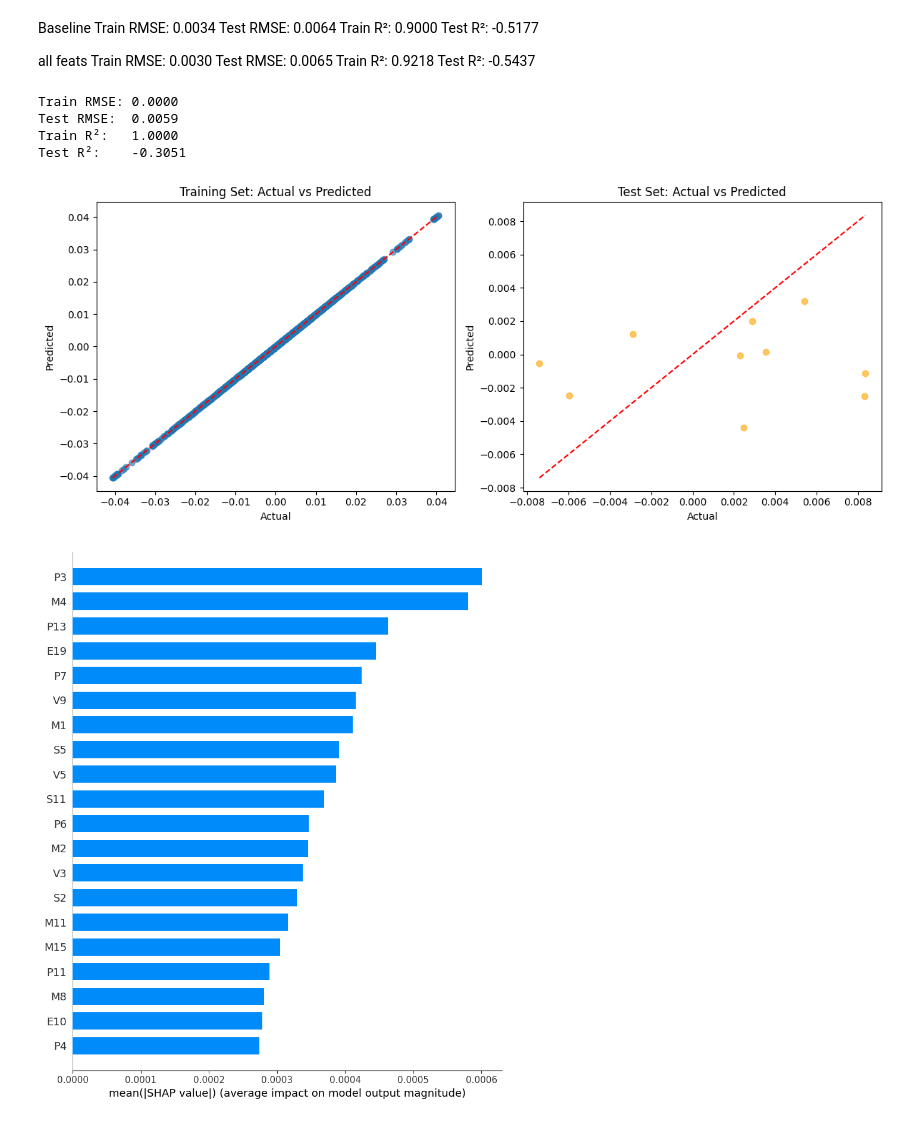
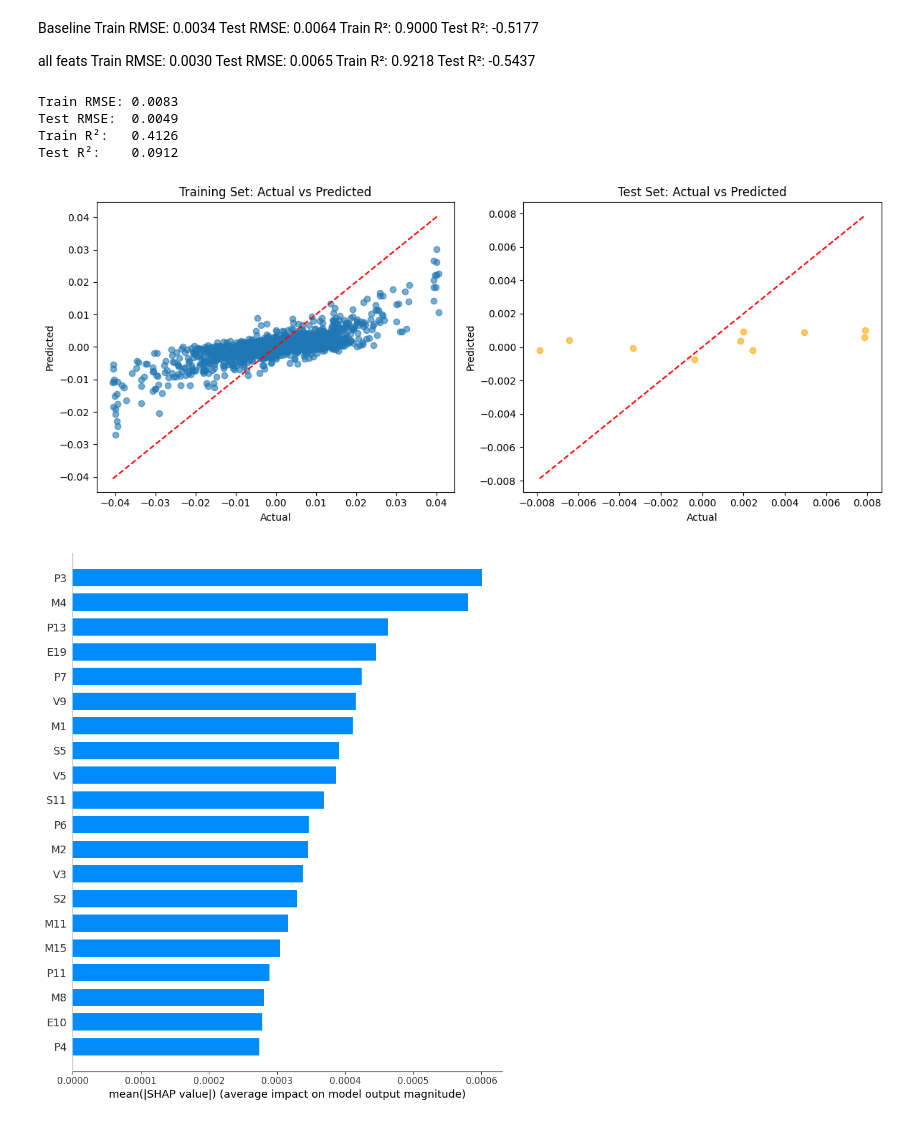
Before and after one commit to abishpius/Hull_Tactical_Market_Prediction, a Jupyter notebook: Hull_Tactical.ipynb, the cells around one changed output. Cells and saved outputs as stored; diff of their text form; code cells hidden in the pictures.

```diff
--- a/Hull_Tactical.ipynb
+++ b/Hull_Tactical.ipynb
@@ -1375,10 +1385,13 @@ df.shape
 # %%
 # model = HistGradientBoostingRegressor()
 model = HistGradientBoostingRegressor(
-    **{'loss': 'squared_error', 'learning_rate': 0.1448510689927439,
+    # **{'loss': 'squared_error', 'learning_rate': 0.1448510689927439,
+    #  'random_state': 30,
+    #  'max_iter': 1138, 'max_leaf_nodes': 232, 'max_depth': 9, 'min_samples_leaf': 24,
+    #  'l2_regularization': 0.009104904640684683, 'max_bins': 236}
+    **{'loss': 'squared_error', 'learning_rate': 0.00737795745506236, 'max_iter': 601, 'max_leaf_nodes': 114,
      'random_state': 30,
-     'max_iter': 1138, 'max_leaf_nodes': 232, 'max_depth': 9, 'min_samples_leaf': 24,
-     'l2_regularization': 0.009104904640684683, 'max_bins': 236}
+     'max_depth': 4, 'min_samples_leaf': 10, 'l2_regularization': 1.7931711881472216e-05, 'max_bins': 32}
   #   **{'learning_rate': 0.21924616257442375,
   #      'random_state': 30,
   # 'max_iter': 921,
@@ -1482,8 +1495,8 @@ Train R²:   0.9218
 Test R²:    -0.5437
 # %%
 # Predictions
-y_train_pred = pipe.predict(X_train)#model.predict(X_train)# pipe.predict(X_train)#
-y_test_pred = pipe.predict(X_test)# #pipe.predict(X_test)#model.predict(X_test)
+y_train_pred = model.predict(X_train)#model.predict(X_train)# pipe.predict(X_train)#
+y_test_pred = model.predict(X_test)# #pipe.predict(X_test)#model.predict(X_test)
 
 # Evaluation metrics
 train_rmse = np.sqrt(mean_squared_error(y_train, y_train_pred))
@@ -1491,38 +1504,38 @@ test_rmse = np.sqrt(mean_squared_error(y_test, y_test_pred))
 train_r2 = r2_score(y_train, y_train_pred)
 test_r2 = r2_score(y_test, y_test_pred)
 
 print(f"Train RMSE: {train_rmse:.4f}")
 print(f"Test RMSE:  {test_rmse:.4f}")
 print(f"Train R²:   {train_r2:.4f}")
 print(f"Test R²:    {test_r2:.4f}")
 
 # Plot predictions vs actual
 plt.figure(figsize=(12, 5))
 
 # Training performance
 plt.subplot(1, 2, 1)
 plt.scatter(y_train, y_train_pred, alpha=0.6)
 plt.title("Training Set: Actual vs Predicted")
 plt.xlabel("Actual")
 plt.ylabel("Predicted")
 plt.plot([y_train.min(), y_train.max()], [y_train.min(), y_train.max()], 'r--')
 
 # Test performance
 plt.subplot(1, 2, 2)
 plt.scatter(y_test, y_test_pred, alpha=0.6, color='orange')
 plt.title("Test Set: Actual vs Predicted")
 plt.xlabel("Actual")
 plt.ylabel("Predicted")
 plt.plot([y_test.min(), y_test.max()], [y_test.min(), y_test.max()], 'r--')
 
 plt.tight_layout()
 plt.show()
 # %% [output]
-Train RMSE: 0.0000
-Test RMSE:  0.0059
-Train R²:   1.0000
-Test R²:    -0.3051
+Train RMSE: 0.0083
+Test RMSE:  0.0049
+Train R²:   0.4126
+Test R²:    0.0912
-[figure, old version]
+[figure, new version]
 # %%
 import shap
 
```
Also changed, not shown: parts of 11 cells of this notebook.
